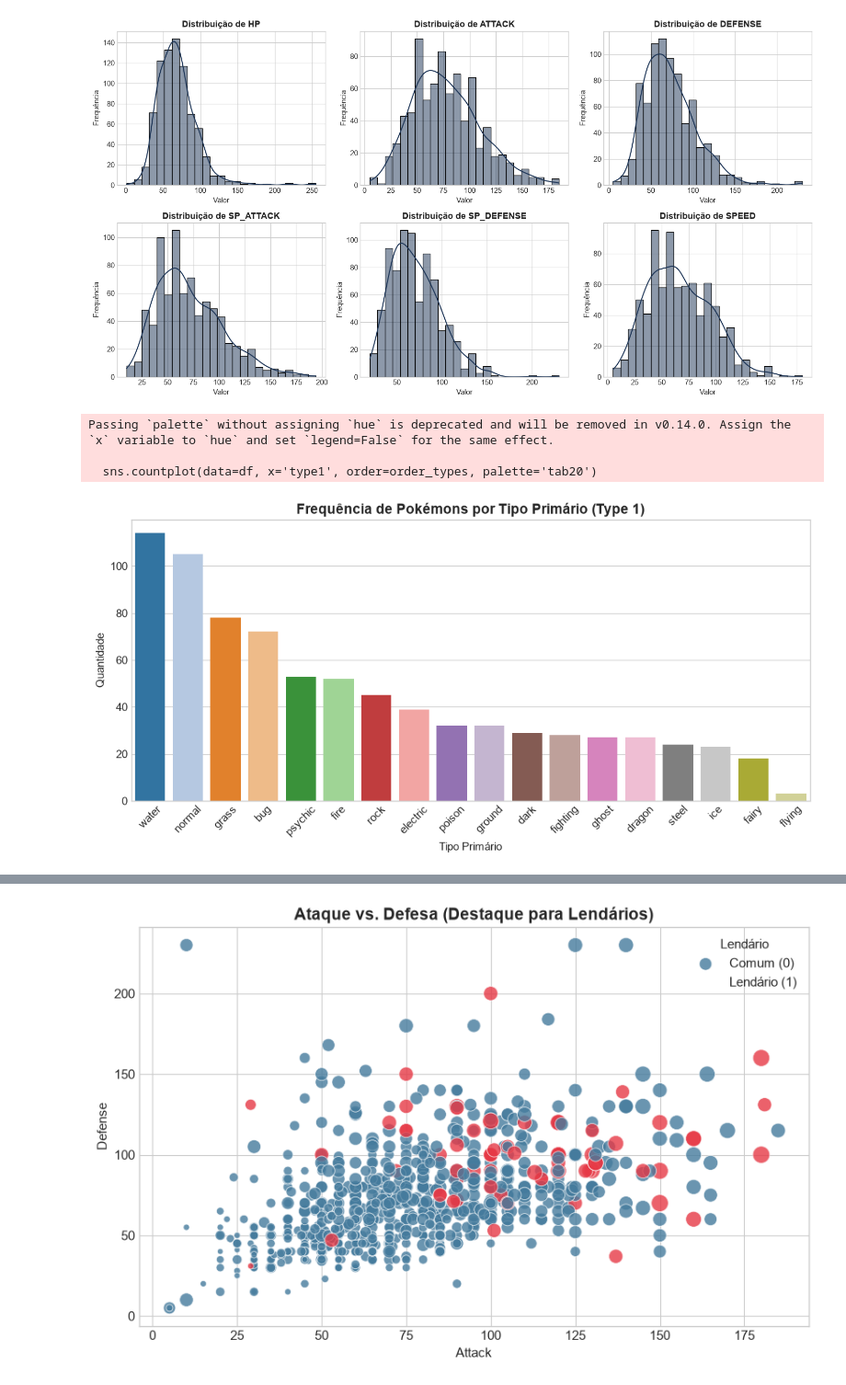
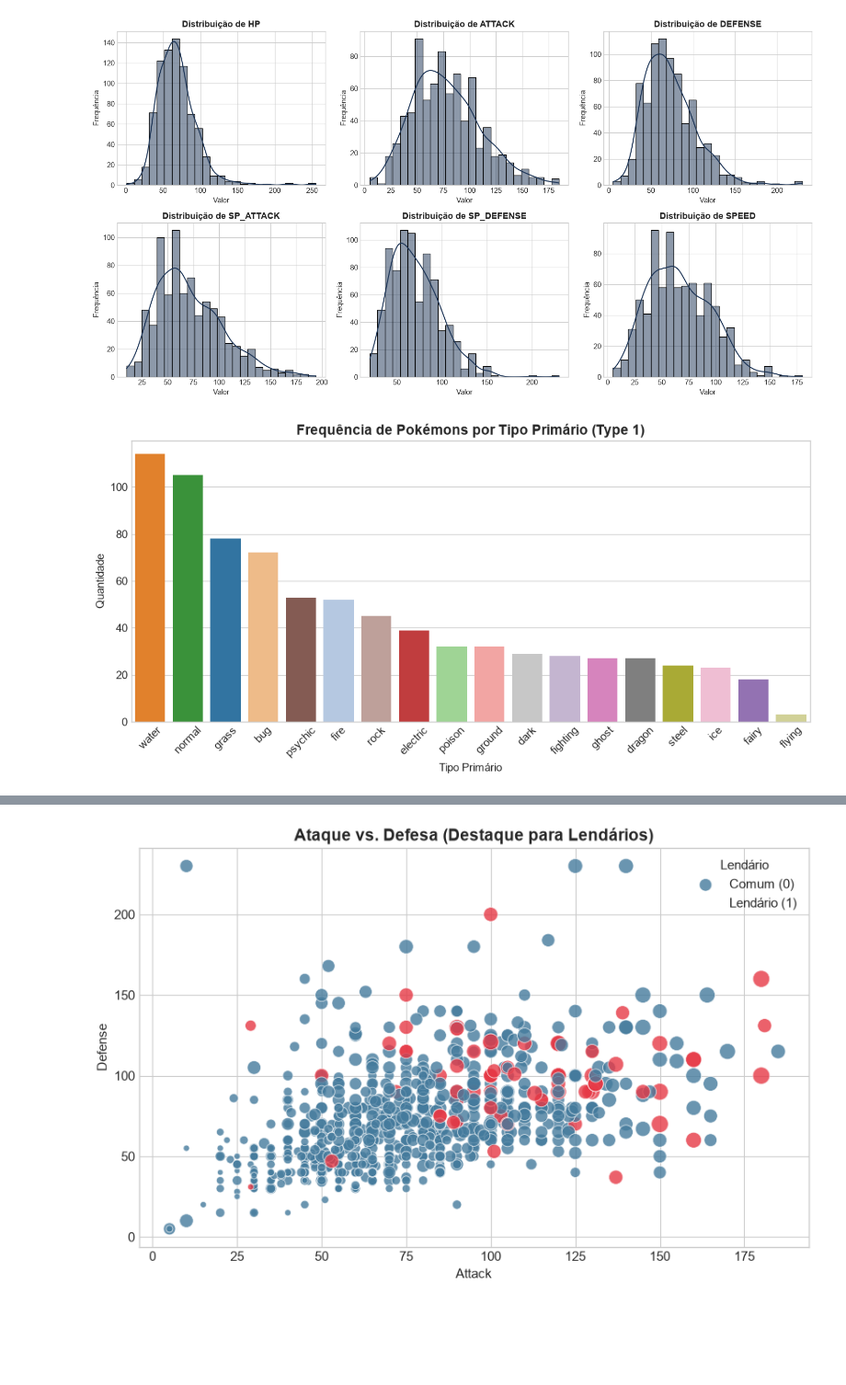
Before and after one commit to gabimontcruz/Projeto_AVD, a Jupyter notebook: src/parte_especifica/eda.ipynb, the cells around one changed output, grey strips where cells are left out. Shown at 92% size. Drawn from its saved outputs; the diff is of its cells as text; code cells hidden in the pictures; blank space fills up the shorter version.

```diff
--- a/src/parte_especifica/eda.ipynb
+++ b/src/parte_especifica/eda.ipynb
@@ -93,12 +195,21 @@ dtype: int64
 # %%
-# Tratamento de nulos em altura e peso e padronização de textos
+# [IA] Claude (Antigravity) – Tratamento dos dados faltantes conforme o diagnostico da secao 3.1
 df['height_m'] = pd.to_numeric(df['height_m'], errors='coerce')
 df['weight_kg'] = pd.to_numeric(df['weight_kg'], errors='coerce')
-df['height_m'] = df['height_m'].fillna(df['height_m'].median())
-df['weight_kg'] = df['weight_kg'].fillna(df['weight_kg'].median())
-df['type2'] = df['type2'].fillna('None')
 
-# Estatísticas resumo das variáveis de combate
+# Altura/peso: NAO imputamos (ausencia ligada a formas alternativas; colunas fora do K-Means)
+df['forma_alternativa_sem_medida'] = df['height_m'].isna()
+
+# type2: ausencia estrutural -> categoria explicita
+df['type2'] = df['type2'].fillna('Nenhum')
+
+# percentage_male: ausencia estrutural (sem genero) -> flag, sem imputacao
+df['sem_genero'] = df['percentage_male'].isna()
+
+print('Nulos restantes (intencionais):')
+print(df[['height_m', 'weight_kg', 'percentage_male', 'type2']].isnull().sum())
+
+# Estatisticas resumo das variaveis de combate (sem nenhum nulo)
 combat_stats = ['hp', 'attack', 'defense', 'sp_attack', 'sp_defense', 'speed', 'base_total']
 df[combat_stats].describe().round(2)
 # %% [output]
@@ -217,18 +332,16 @@ plt.show()
 # %%
 # 4.2 Distribuição de Pokémons por Tipo Primário
 plt.figure(figsize=(12, 5))
 order_types = df['type1'].value_counts().index
-sns.countplot(data=df, x='type1', order=order_types, palette='tab20')
+sns.countplot(data=df, x='type1', order=order_types, hue='type1', palette='tab20', legend=False)
 plt.title('Frequência de Pokémons por Tipo Primário (Type 1)', fontsize=14, fontweight='bold')
 plt.xticks(rotation=45)
 plt.xlabel('Tipo Primário')
 plt.ylabel('Quantidade')
+plt.savefig(os.path.join('..', '..', 'out', 'parte_especifica', '2_frequencia_tipos.png'), dpi=150, bbox_inches='tight')
 plt.show()
 # %% [output]
-Passing `palette` without assigning `hue` is deprecated and will be removed in v0.14.0. Assign the `x` variable to `hue` and set `legend=False` for the same effect.
-
-  sns.countplot(data=df, x='type1', order=order_types, palette='tab20')
-[figure, old version]
+[figure, new version]
 # %%
 # 4.3 Matriz de Correlação entre Atributos
 plt.figure(figsize=(9, 7))
```
Also changed, not shown: parts of 24 cells of this notebook, 10 other files.
